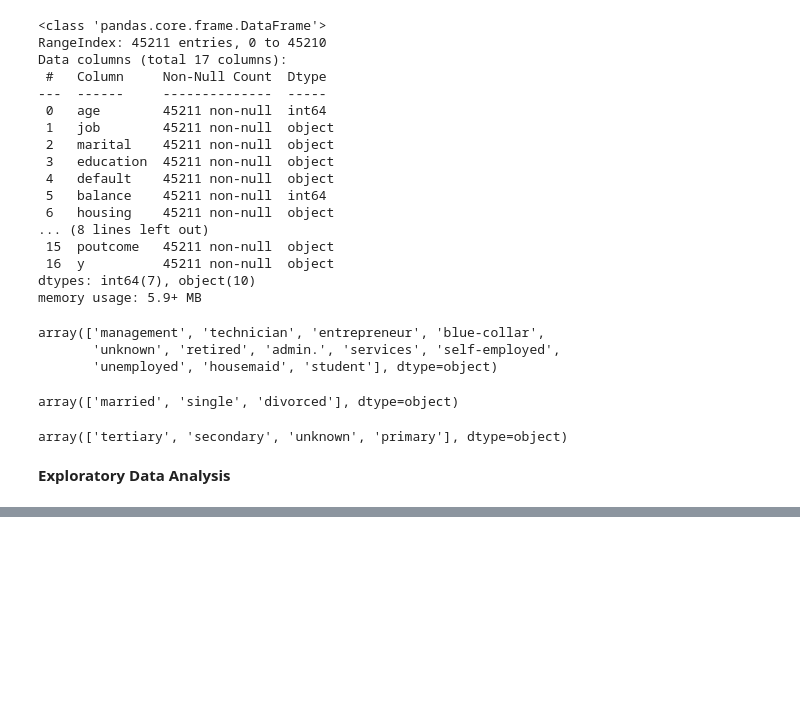
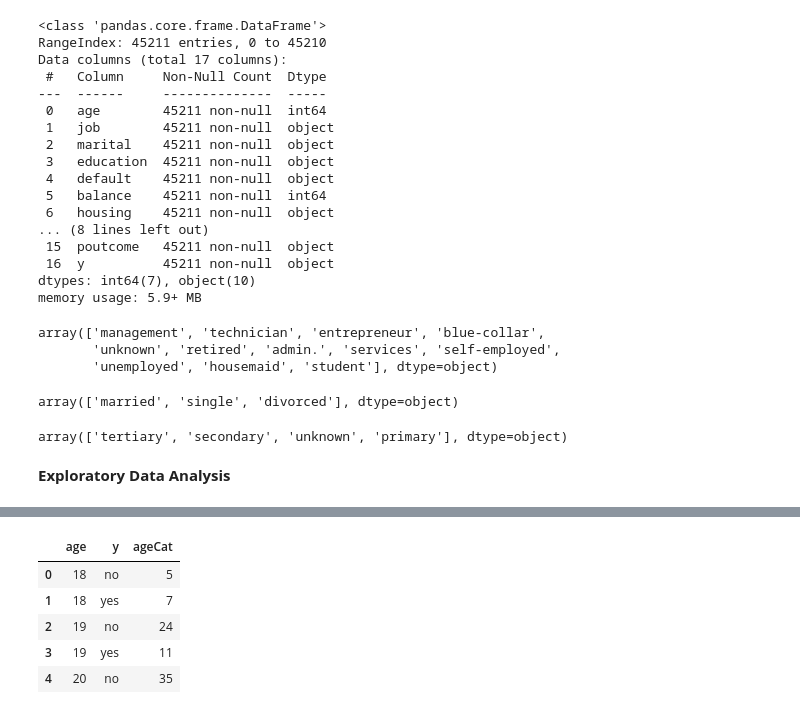
Before and after one commit to FauziArifin/PacktData, a Jupyter notebook: Term_Deposits.ipynb, the cells around one changed output, grey strips where cells are left out. Drawn from its saved outputs; the diff is of its cells as text; code cells hidden in the pictures; blank space fills up the shorter version.

```diff
--- a/Term_Deposits.ipynb
+++ b/Term_Deposits.ipynb
@@ -111,0 +133,11 @@ import altair as alt
+# %%
+# Getting all the details in one place
+ageProp = df_bank.groupby(['age','y'])['y'].agg(ageCat='count').reset_index()
+ageProp.head()
+# %% [output]
+|  | age | y | ageCat |
+| 0 | 18 | no | 5 |
+| 1 | 18 | yes | 7 |
+| 2 | 19 | no | 24 |
+| 3 | 19 | yes | 11 |
+| 4 | 20 | no | 35 |
```
Also changed, not shown: parts of 5 cells of this notebook.
